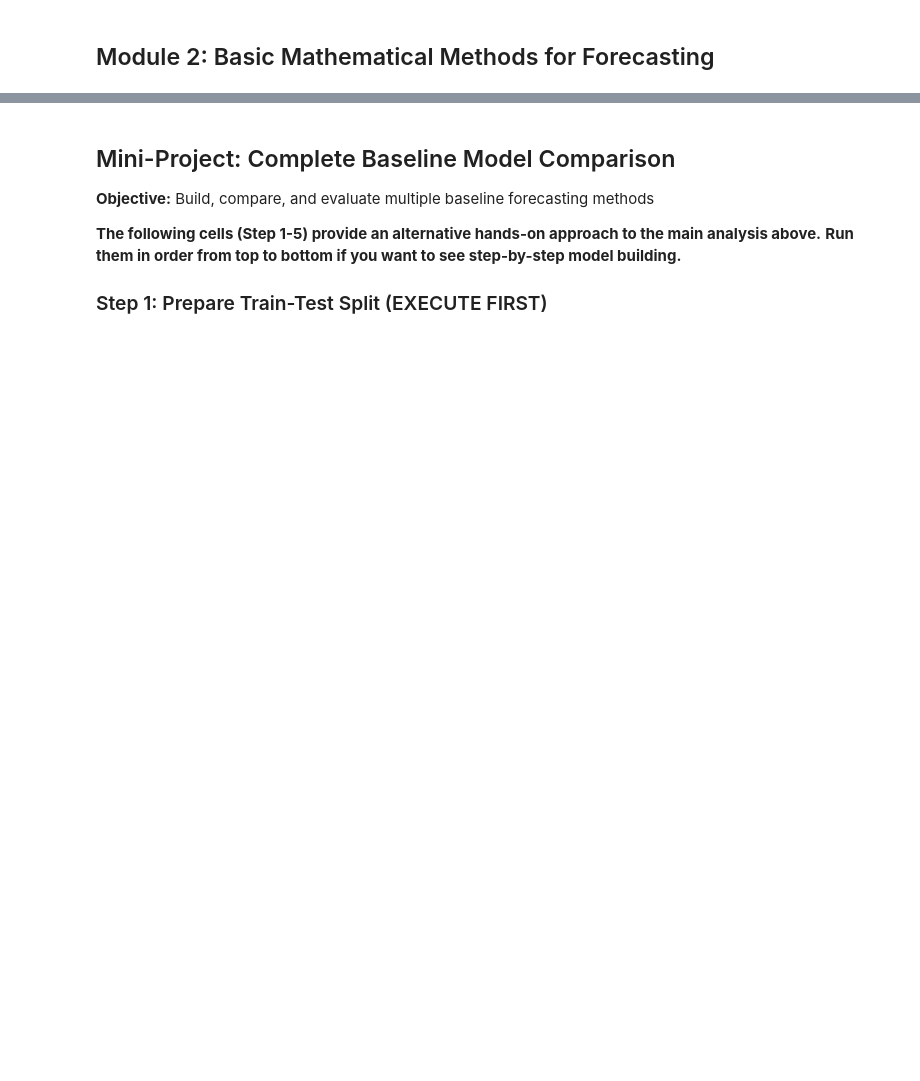
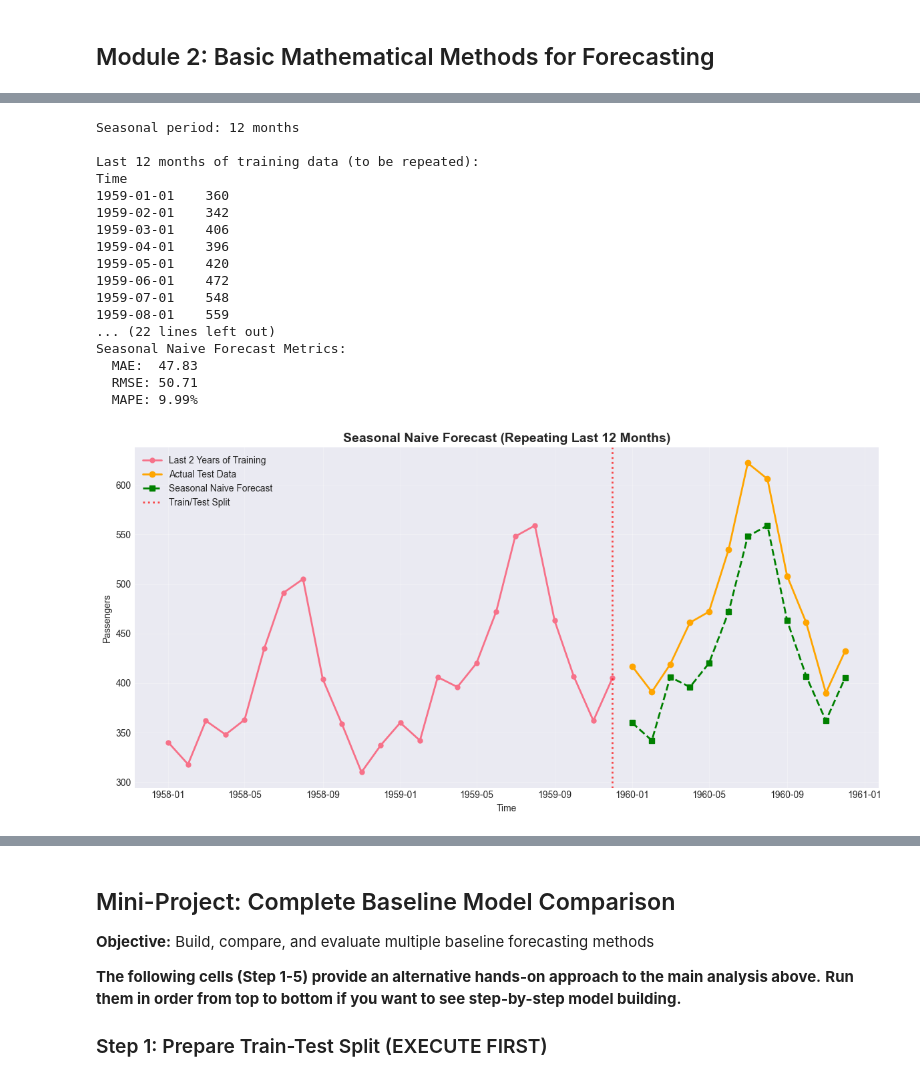
Before and after one commit to bhanujahuja/forecasting_training, a Jupyter notebook: code/module-2-basic-mathematical-methods.ipynb, the cells around one changed output, grey strips where cells are left out. Cells and saved outputs as stored; diff of their text form; code cells hidden in the pictures; blank space fills up the shorter version.

```diff
--- a/code/module-2-basic-mathematical-methods.ipynb
+++ b/code/module-2-basic-mathematical-methods.ipynb
@@ -566,0 +226,58 @@ Test period: 115 to 143
+# %%
+# Seasonal naive forecast
+# For monthly data, seasonal period is 12 months
+season_length = 12
+seasonal_naive = pd.Series(
+    train_data.iloc[-season_length:].values,  # Last 12 months from training set
+    index=test_data.index,
+    name='Seasonal Naive'
+)
+
+print(f"Seasonal period: {season_length} months")
+print(f"\nLast 12 months of training data (to be repeated):")
+print(train_data.iloc[-season_length:])
+print(f"\nSeasonal Naive forecast for test period:")
+print(seasonal_naive)
+
+# Calculate errors
+mae_sn = mean_absolute_error(test_data, seasonal_naive)
+rmse_sn = np.sqrt(mean_squared_error(test_data, seasonal_naive))
+mape_sn = mean_absolute_percentage_error(test_data, seasonal_naive)
+
+print(f"\nSeasonal Naive Forecast Metrics:")
+print(f"  MAE:  {mae_sn:.2f}")
+print(f"  RMSE: {rmse_sn:.2f}")
+print(f"  MAPE: {mape_sn:.2%}")
+
+# Comparison visualization
+plt.figure(figsize=(12, 6))
+plt.plot(train_data.index[-24:], train_data.values[-24:], 'o-', label='Last 2 Years of Training', linewidth=2, markersize=5)
+plt.plot(test_data.index, test_data.values, 'o-', label='Actual Test Data', linewidth=2, markersize=6, color='orange')
+plt.plot(test_data.index, seasonal_naive, 's--', label='Seasonal Naive Forecast', linewidth=2, markersize=6, color='green')
+plt.axvline(x=train_data.index[-1], color='red', linestyle=':', linewidth=2, alpha=0.7, label='Train/Test Split')
+plt.title('Seasonal Naive Forecast (Repeating Last 12 Months)', fontsize=14, fontweight='bold')
+plt.xlabel('Time')
+plt.ylabel('Passengers')
+plt.legend()
+plt.grid(alpha=0.3)
+plt.tight_layout()
+plt.show()
+# %% [output]
+Seasonal period: 12 months
+
+Last 12 months of training data (to be repeated):
+Time
+1959-01-01    360
+1959-02-01    342
+1959-03-01    406
+1959-04-01    396
+1959-05-01    420
+1959-06-01    472
+1959-07-01    548
+1959-08-01    559
+... (22 lines left out)
+Seasonal Naive Forecast Metrics:
+  MAE:  47.83
+  RMSE: 50.71
+  MAPE: 9.99%
+[figure, added]
```
Also changed, not shown: parts of 53 cells of this notebook, 8 other files.
